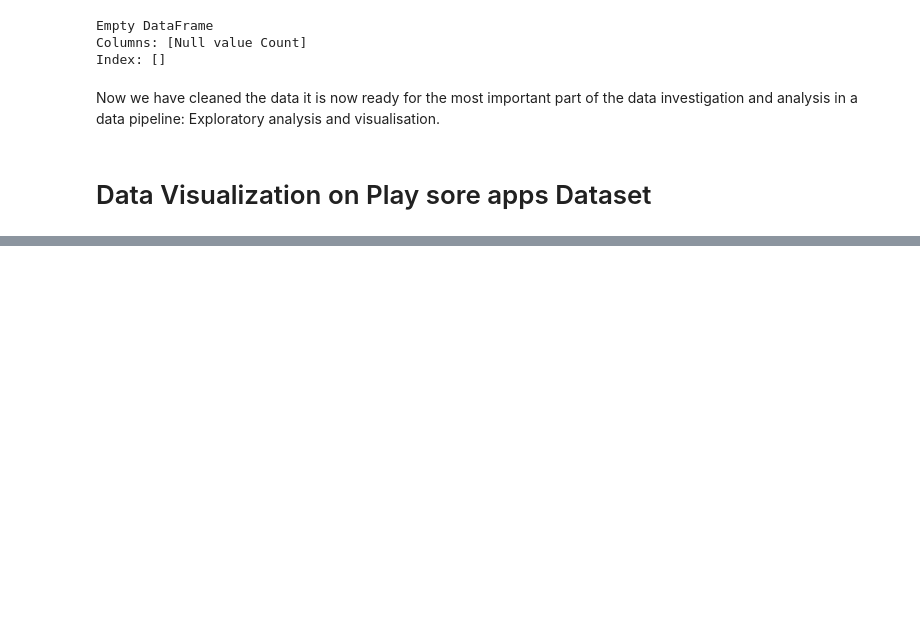
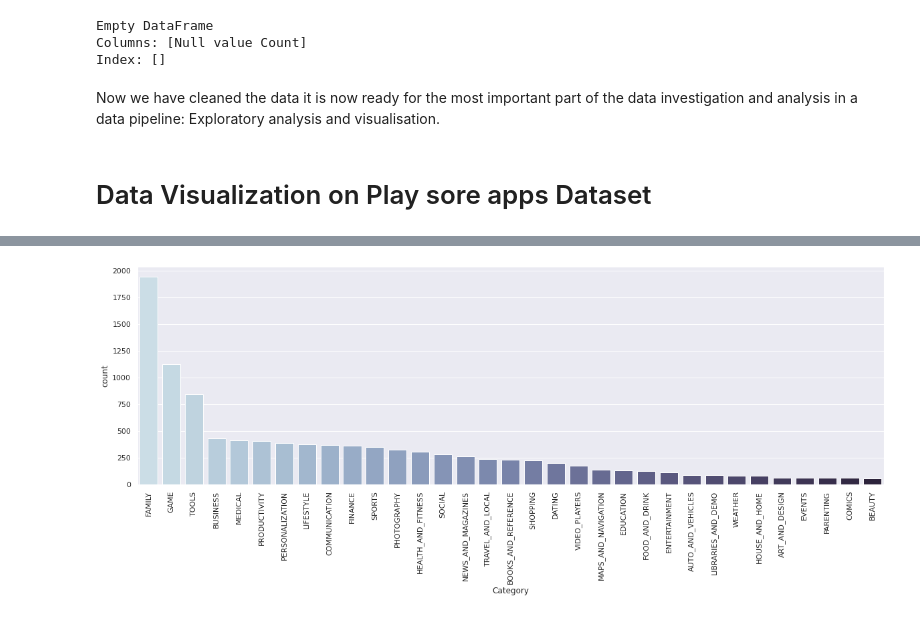
Before and after one commit to akashude/Play-Store-App-Review-Analysis, a Jupyter notebook: Copy_of_Play_Store_App_Review_Analysis_Capstone_Project.ipynb, the cells around one changed output, grey strips where cells are left out. Cells and saved outputs as stored; diff of their text form; code cells hidden in the pictures; blank space fills up the shorter version.

```diff
--- a/Copy_of_Play_Store_App_Review_Analysis_Capstone_Project.ipynb
+++ b/Copy_of_Play_Store_App_Review_Analysis_Capstone_Project.ipynb
@@ -193,7 +197,7 @@ kurtosis 5.597087273761689
 Now it is left skewed so we will impute null values of the 'Rating' column with median value.
 # %%
 # Imputing the null values of rating column with median
-apps_df['Rating'].fillna(apps_df['Rating'].median , inplace = True)
+apps_df['Rating'].fillna(apps_df['Rating'].median(), inplace = True)
 print(null_count(apps_df))
 # %% [output]
              Null value Count
@@ -385,0 +393,4 @@ Exploratory data analysis(**EDA**) is a method of analysing and summerizing the
+# %%
+# Create the copies of the dataset
+new_df = apps_df.copy()
+new_review_df = review_df.copy()
@@ -385,0 +445,10 @@ Exploratory data analysis(**EDA**) is a method of analysing and summerizing the
+# %%
+# Visualizing the count of apps of each categories
+sns.set(rc = {'figure.figsize': (20,6)})
+sns.countplot(x = 'Category',data = new_df,
+              order = new_df['Category'].value_counts().sort_values(ascending = False).index,
+              palette = 'ch:s=.25,rot=-.25')
+plt.xticks(rotation = 90)
+plt.show()
+# %% [output]
+[figure, added]
```
Also changed, not shown: parts of 17 cells of this notebook.
